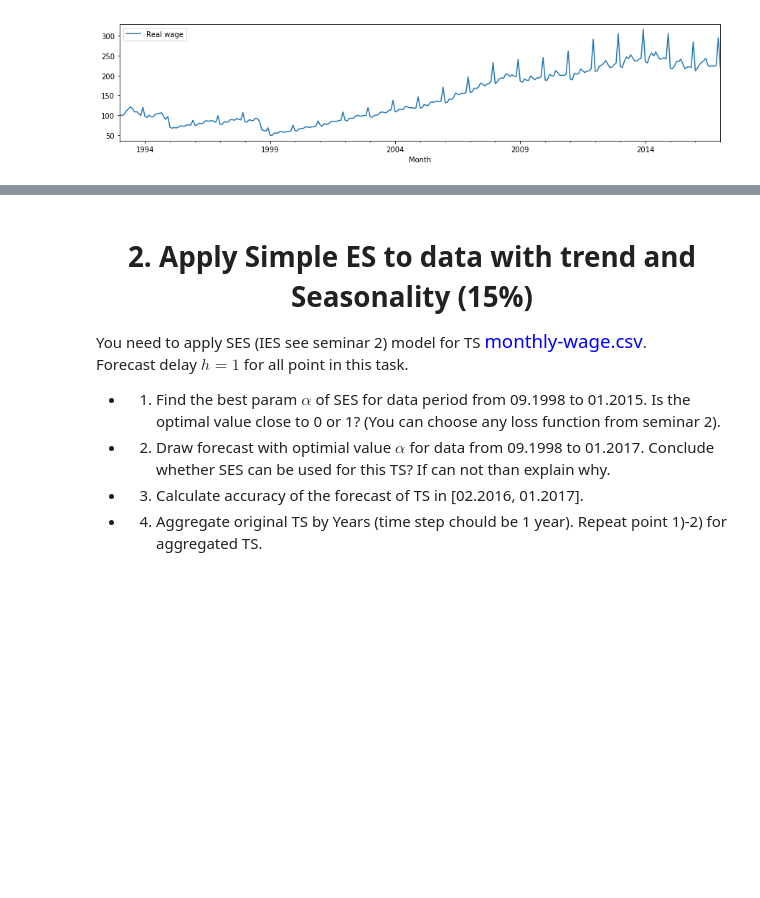
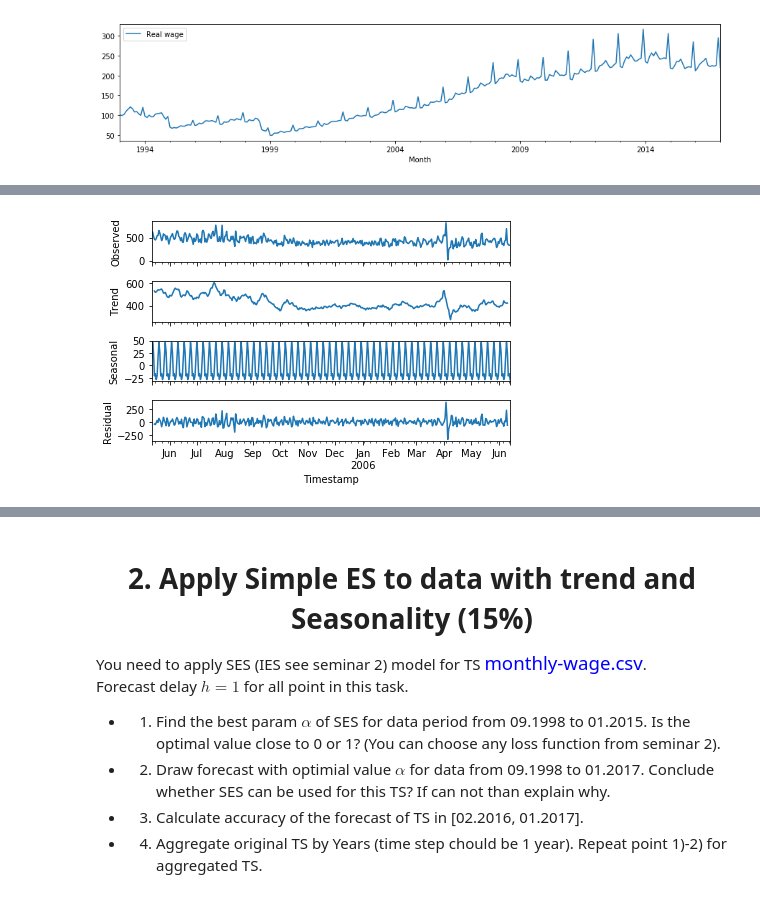
Before and after one commit to AnushTosunyan/ML-ACA, a Jupyter notebook: Practical1/Tosunyan_Pactical_1.ipynb, the cells around one changed output, grey strips where cells are left out. Drawn from its saved outputs; the diff is of its cells as text; code cells hidden in the pictures; blank space fills up the shorter version.

```diff
--- a/Practical1/Tosunyan_Pactical_1.ipynb
+++ b/Practical1/Tosunyan_Pactical_1.ipynb
@@ -48,0 +63,5 @@ data.plot(figsize=(15,3))
+# %%
+res = sm.tsa.seasonal_decompose(ts36.resample('D').mean())
+resplot = res.plot()
+# %% [output]
+[figure, added]
```
Also changed, not shown: parts of 9 cells of this notebook.
